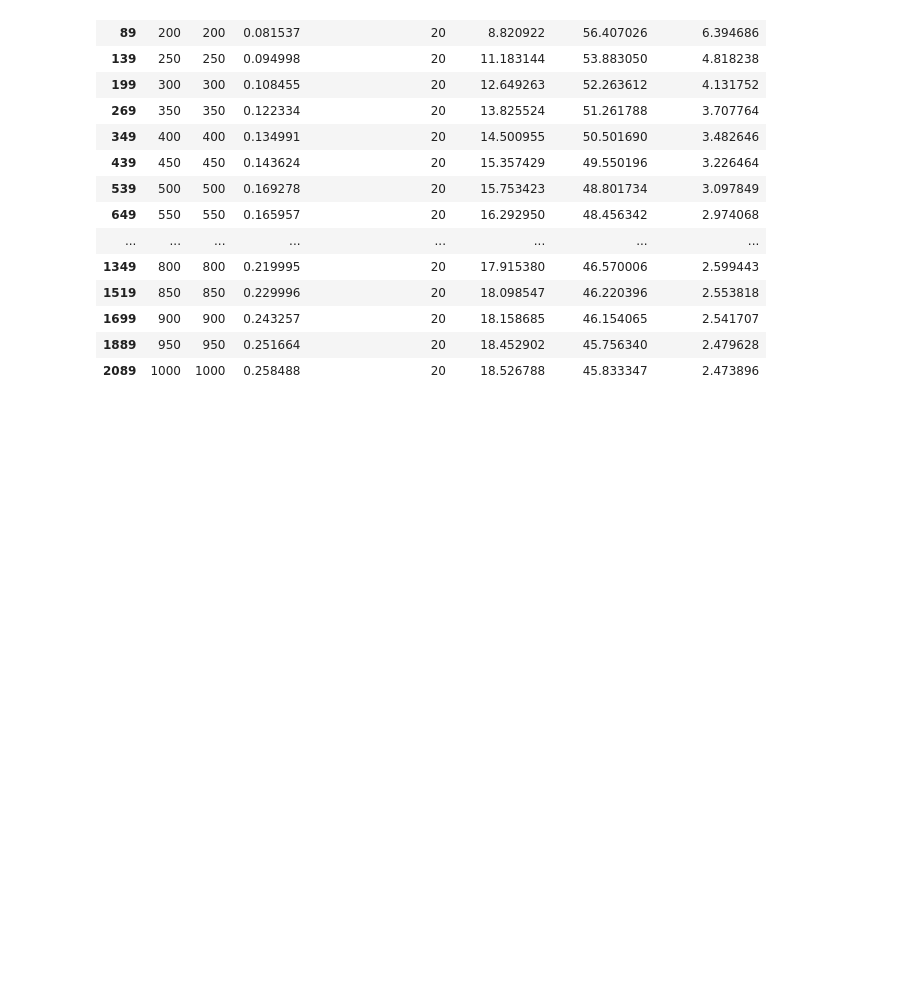
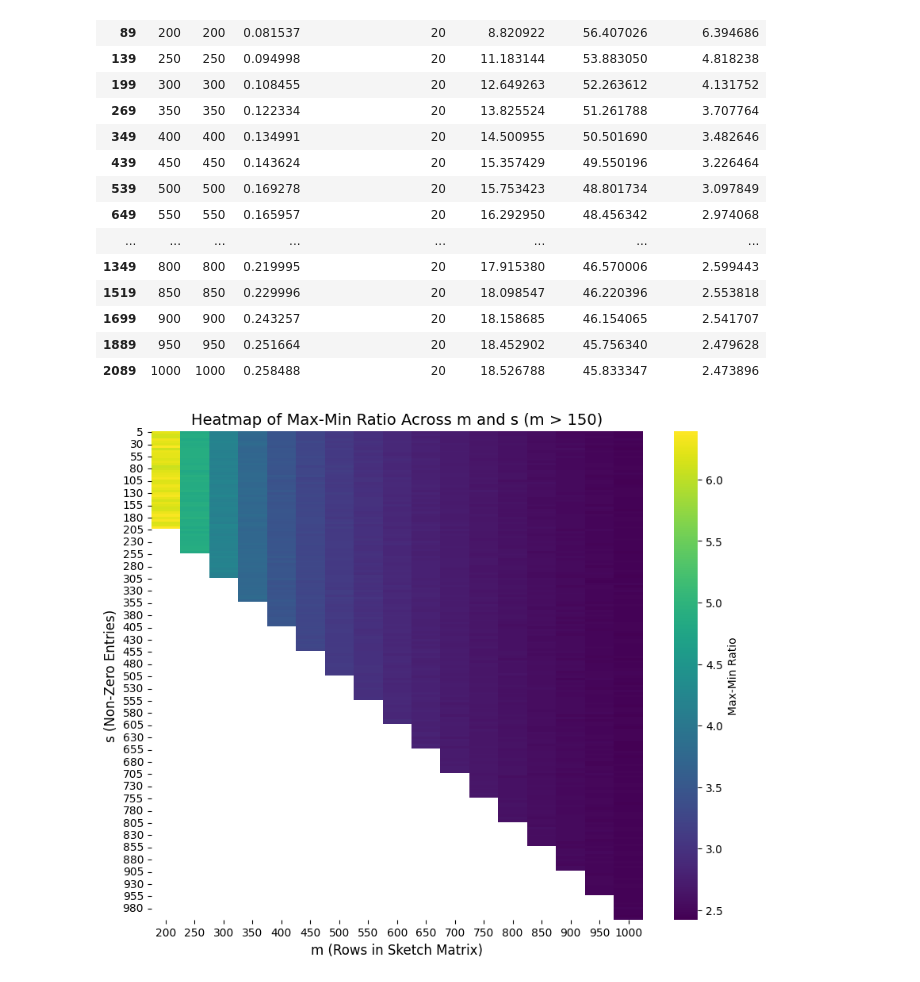
Before and after one commit to LakBoonJun1/DSA4288, a Jupyter notebook: Notebook/implementation.ipynb, the cells around one changed output. Saved outputs shown, nothing was run; the diff lists cells and outputs as text; code cells hidden in the pictures; blank space fills up the shorter version.

Commit message:
new heatmap

```diff
--- a/Notebook/implementation.ipynb
+++ b/Notebook/implementation.ipynb
@@ -205,3 +205,21 @@ temp
 | 1699 | 900 | 900 | 0.243257 | 20 | 18.158685 | 46.154065 | 2.541707 |
 | 1889 | 950 | 950 | 0.251664 | 20 | 18.452902 | 45.756340 | 2.479628 |
 | 2089 | 1000 | 1000 | 0.258488 | 20 | 18.526788 | 45.833347 | 2.473896 |
+# %%
+# Filter the results for m > 150
+filtered_results_df = results_df[results_df['m'] > 150]
+
+# Create the pivot table based on the filtered results
+pivot_table_filtered = filtered_results_df.pivot(index="s", columns="m", values="max_min_ratio")
+
+# Plot the heatmap
+plt.figure(figsize=(10, 8))
+sns.heatmap(pivot_table_filtered, cmap="viridis", annot=False, cbar_kws={"label": "Max-Min Ratio"})
+
+plt.title("Heatmap of Max-Min Ratio Across m and s (m > 150)", fontsize=14)
+plt.xlabel("m (Rows in Sketch Matrix)", fontsize=12)
+plt.ylabel("s (Non-Zero Entries)", fontsize=12)
+
+plt.show()
+# %% [output]
+[figure, added]
```
